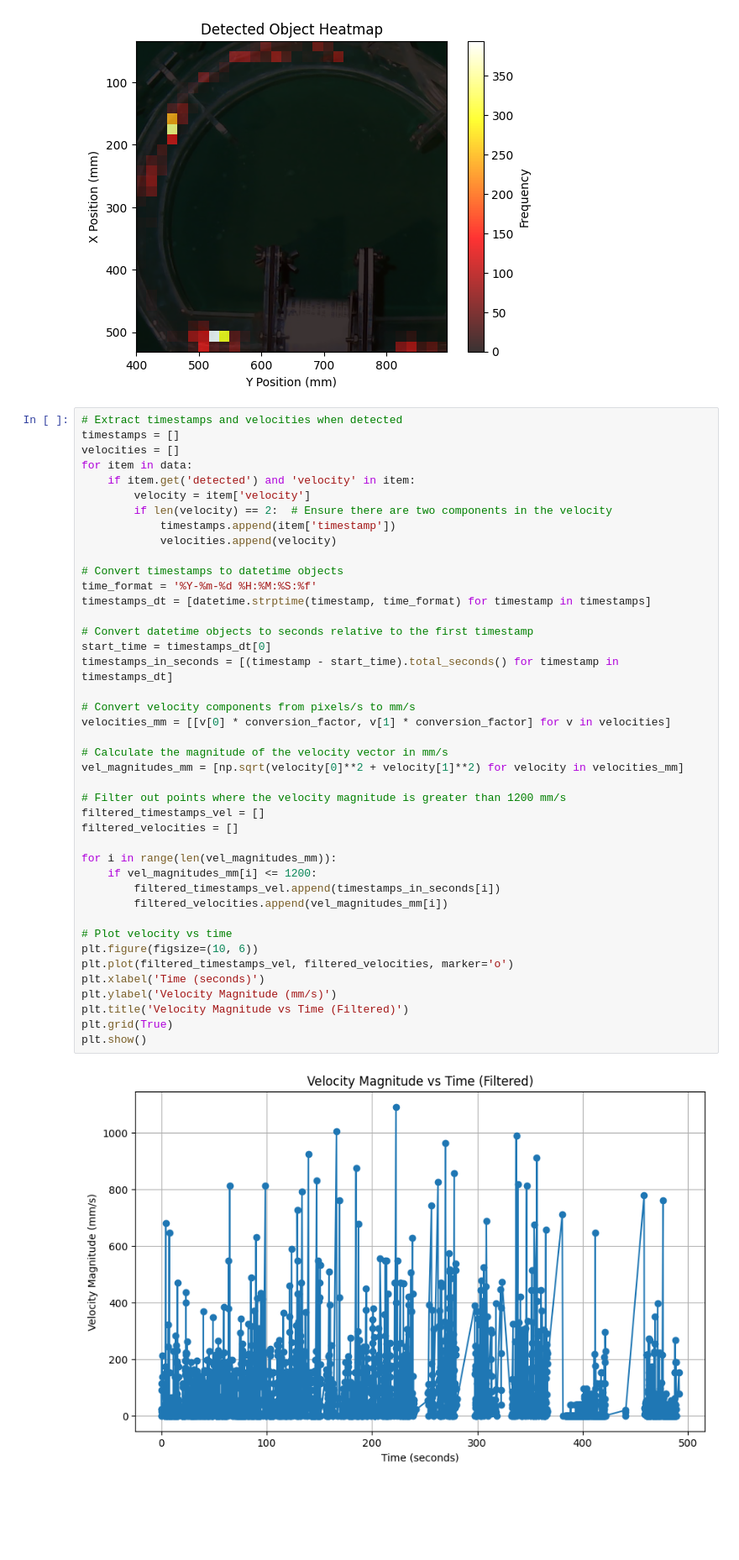
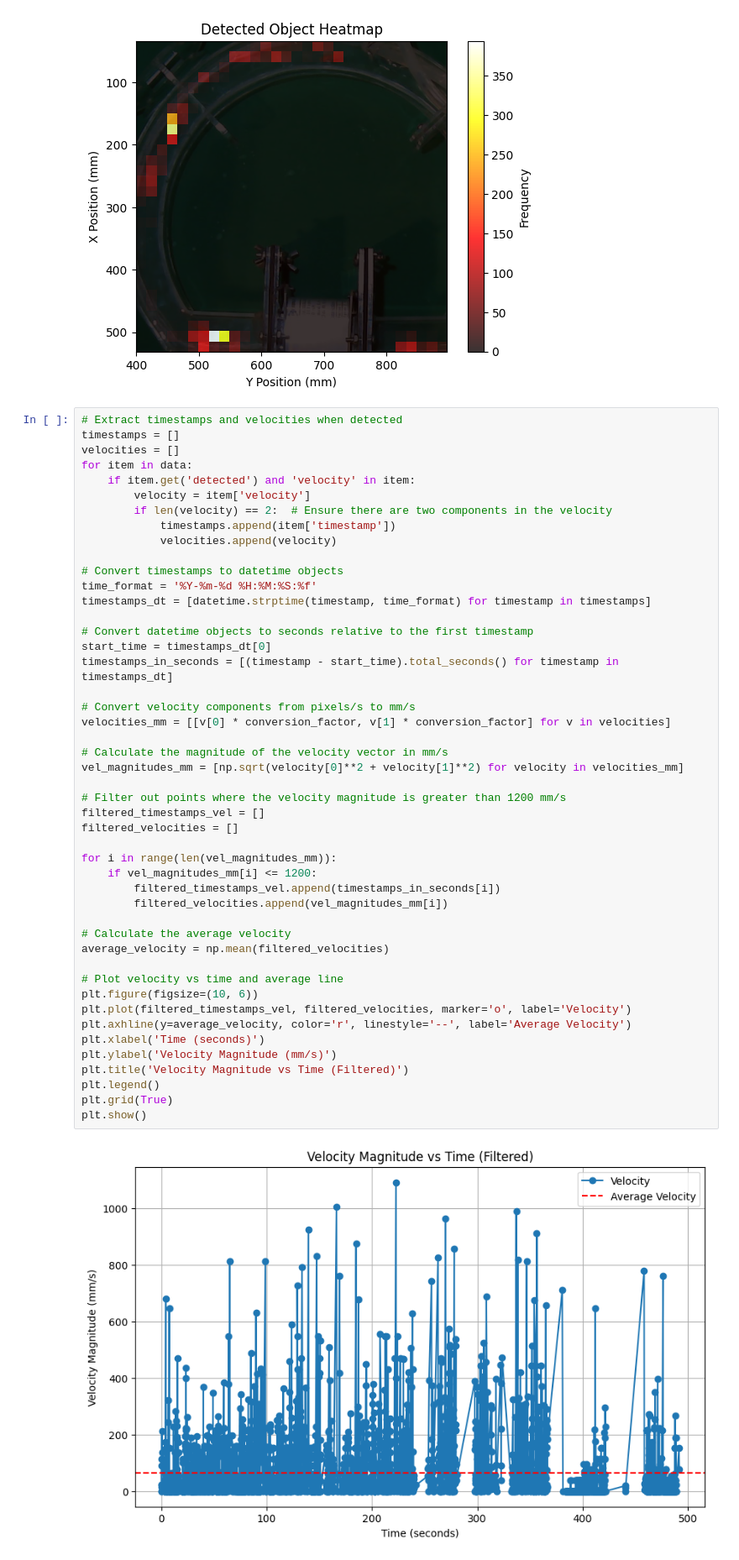
Before and after one commit to rodhervan/guppyTracker, a Jupyter notebook: heatmap.ipynb, the cells around one changed output. Shown at 84% size. Drawn from its saved outputs; the diff is of its cells as text; blank space fills up the shorter version.

```diff
--- a/heatmap.ipynb
+++ b/heatmap.ipynb
@@ -71,36 +71,41 @@ for item in data:
 # Convert timestamps to datetime objects
 time_format = '%Y-%m-%d %H:%M:%S:%f'
 timestamps_dt = [datetime.strptime(timestamp, time_format) for timestamp in timestamps]
 
 # Convert datetime objects to seconds relative to the first timestamp
 start_time = timestamps_dt[0]
 timestamps_in_seconds = [(timestamp - start_time).total_seconds() for timestamp in timestamps_dt]
 
 # Convert velocity components from pixels/s to mm/s
 velocities_mm = [[v[0] * conversion_factor, v[1] * conversion_factor] for v in velocities]
 
 # Calculate the magnitude of the velocity vector in mm/s
 vel_magnitudes_mm = [np.sqrt(velocity[0]**2 + velocity[1]**2) for velocity in velocities_mm]
 
 # Filter out points where the velocity magnitude is greater than 1200 mm/s
 filtered_timestamps_vel = []
 filtered_velocities = []
 
 for i in range(len(vel_magnitudes_mm)):
     if vel_magnitudes_mm[i] <= 1200:
         filtered_timestamps_vel.append(timestamps_in_seconds[i])
         filtered_velocities.append(vel_magnitudes_mm[i])
 
-# Plot velocity vs time
+# Calculate the average velocity
+average_velocity = np.mean(filtered_velocities)
+
+# Plot velocity vs time and average line
 plt.figure(figsize=(10, 6))
-plt.plot(filtered_timestamps_vel, filtered_velocities, marker='o')
+plt.plot(filtered_timestamps_vel, filtered_velocities, marker='o', label='Velocity')
+plt.axhline(y=average_velocity, color='r', linestyle='--', label='Average Velocity')
 plt.xlabel('Time (seconds)')
 plt.ylabel('Velocity Magnitude (mm/s)')
 plt.title('Velocity Magnitude vs Time (Filtered)')
+plt.legend()
 plt.grid(True)
 plt.show()
 # %% [output]
-[figure, old version]
+[figure, new version]
 # %%
 # Extract timestamps and distances when detected
 timestamps = []
```
Also changed, not shown: parts of 3 cells of this notebook.
